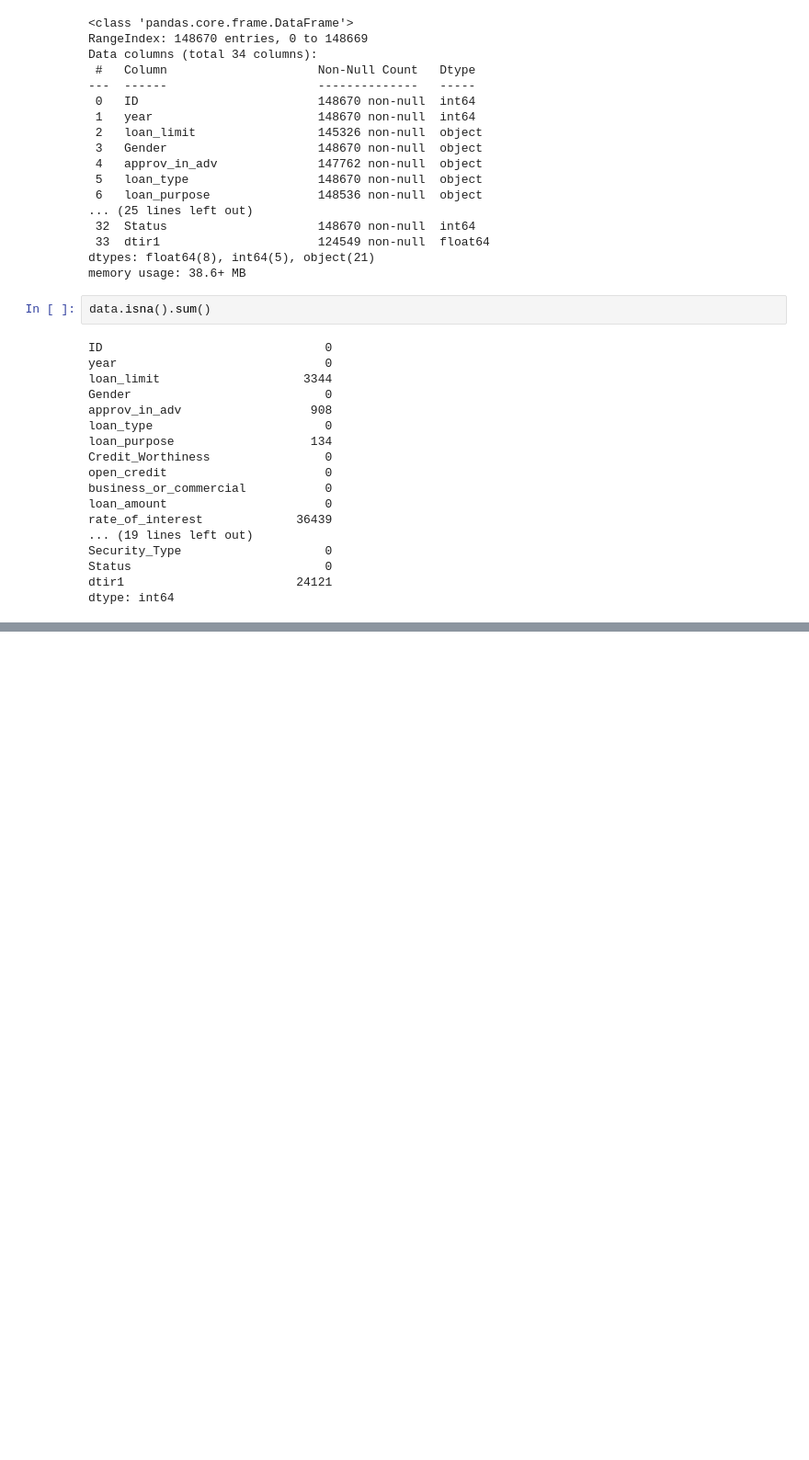
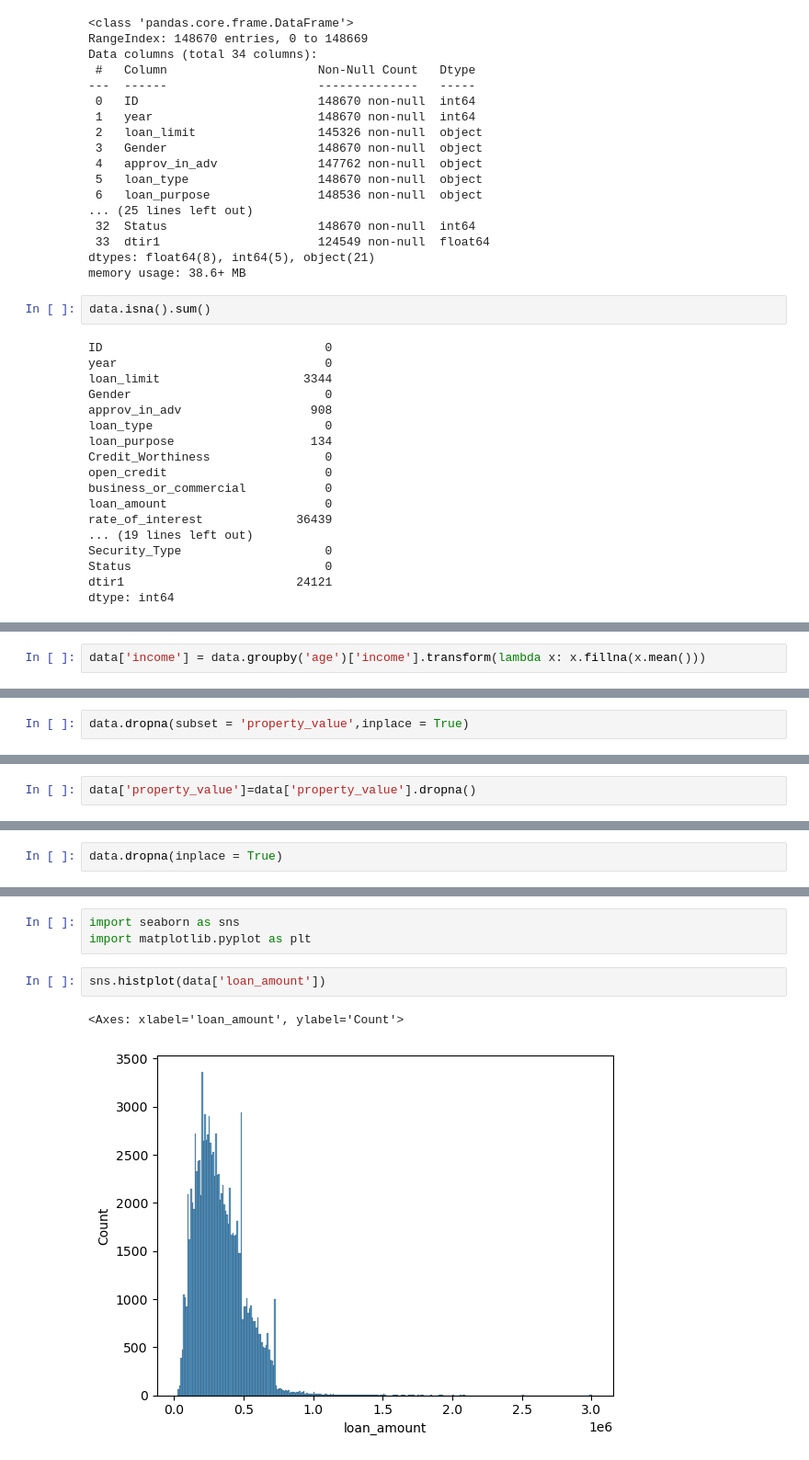
Before and after one commit to Janani-Jayavel/DataScience_Project_Works, a Jupyter notebook: Loan_default.ipynb, the cells around one changed output, grey strips where cells are left out. Shown at 92% size. Drawn from its saved outputs; the diff is of its cells as text; blank space fills up the shorter version.

```diff
--- a/Loan_default.ipynb
+++ b/Loan_default.ipynb
@@ -60,0 +410,2 @@ dtype: int64
+# %%
+data['income'] = data.groupby('age')['income'].transform(lambda x: x.fillna(x.mean()))
@@ -60,0 +452,2 @@ dtype: int64
+# %%
+data.dropna(subset = 'property_value',inplace = True)
@@ -60,0 +474,2 @@ dtype: int64
+# %%
+data['property_value']=data['property_value'].dropna()
@@ -60,0 +495,2 @@ dtype: int64
+# %%
+data.dropna(inplace = True)
@@ -60,0 +534,8 @@ dtype: int64
+# %%
+import seaborn as sns
+import matplotlib.pyplot as plt
+# %%
+sns.histplot(data['loan_amount'])
+# %% [output]
+<Axes: xlabel='loan_amount', ylabel='Count'>
+[figure, added]
```
Also changed, not shown: parts of 69 cells of this notebook.
